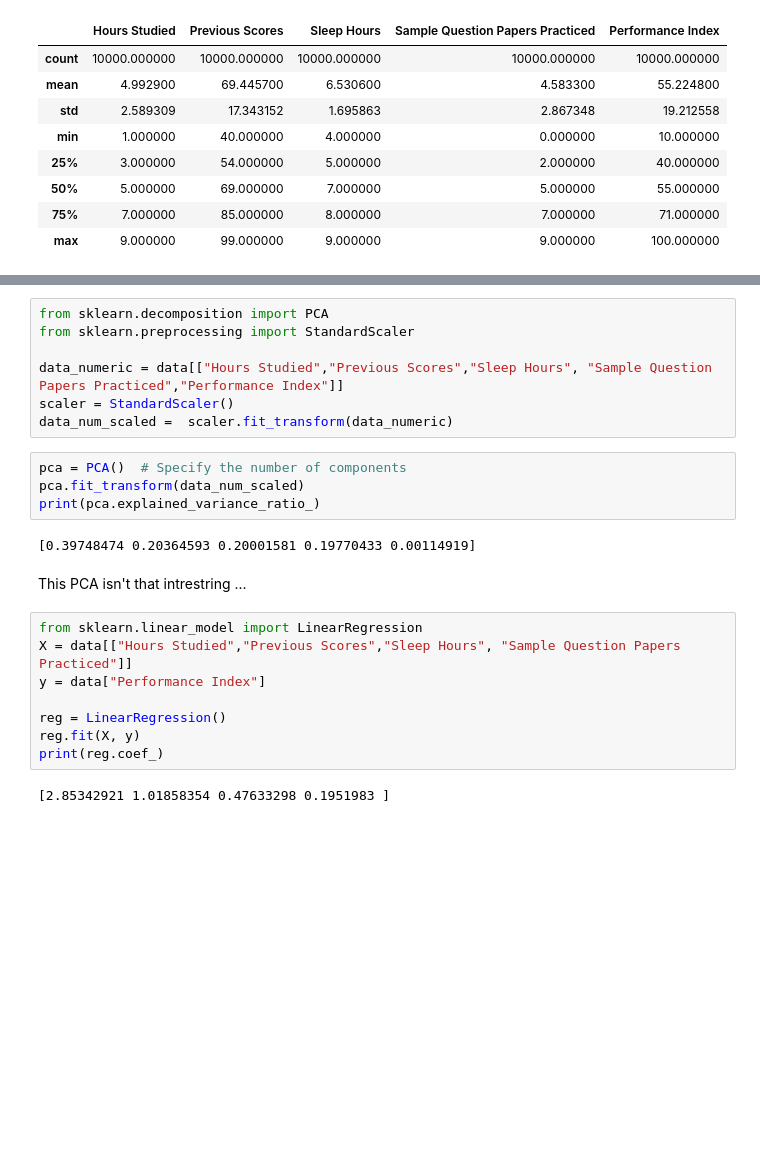
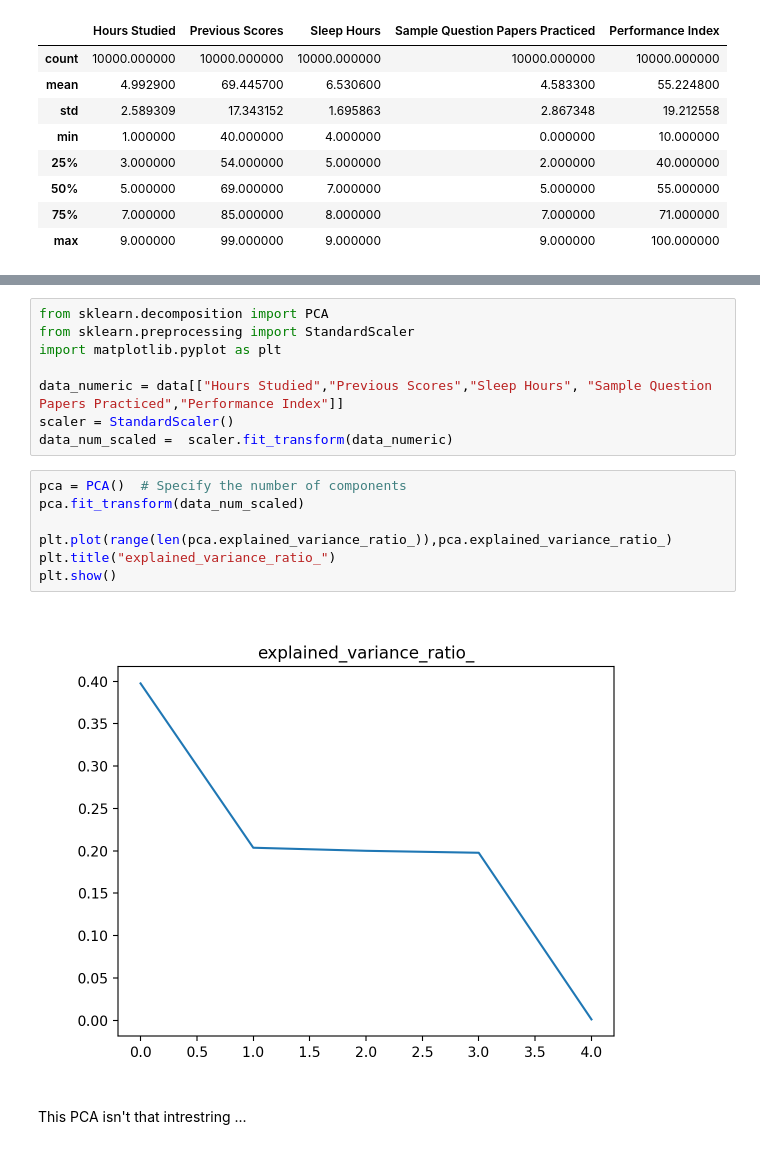
Before and after one commit to ISIPINK/Browsing-Data-Sets, a Jupyter notebook: Student Performance/main.ipynb, the cells around one changed output, grey strips where cells are left out. Saved outputs shown, nothing was run; the diff lists cells and outputs as text; blank space fills up the shorter version.

```diff
--- a/Student Performance/main.ipynb
+++ b/Student Performance/main.ipynb
@@ -44,6 +39,7 @@ data.describe()
 # %%
 from sklearn.decomposition import PCA
 from sklearn.preprocessing import StandardScaler
+import matplotlib.pyplot as plt
 
 data_numeric = data[["Hours Studied","Previous Scores","Sleep Hours", "Sample Question Papers Practiced","Performance Index"]]
 scaler = StandardScaler()
@@ -51,18 +47,11 @@ data_num_scaled =  scaler.fit_transform(data_numeric)
 # %%
 pca = PCA()  # Specify the number of components
 pca.fit_transform(data_num_scaled)
-print(pca.explained_variance_ratio_)
+
+plt.plot(range(len(pca.explained_variance_ratio_)),pca.explained_variance_ratio_)
+plt.title("explained_variance_ratio_")
+plt.show()
 # %% [output]
-[0.39748474 0.20364593 0.20001581 0.19770433 0.00114919]
+[figure, added]
 # %% [markdown]
 This PCA isn't that intrestring ...
-# %%
-from sklearn.linear_model import LinearRegression
-X = data[["Hours Studied","Previous Scores","Sleep Hours", "Sample Question Papers Practiced"]]
-y = data["Performance Index"]
-
-reg = LinearRegression()
-reg.fit(X, y)
-print(reg.coef_)
-# %% [output]
-[2.85342921 1.01858354 0.47633298 0.1951983 ]
```
Also changed, not shown: parts of 6 cells of this notebook.
